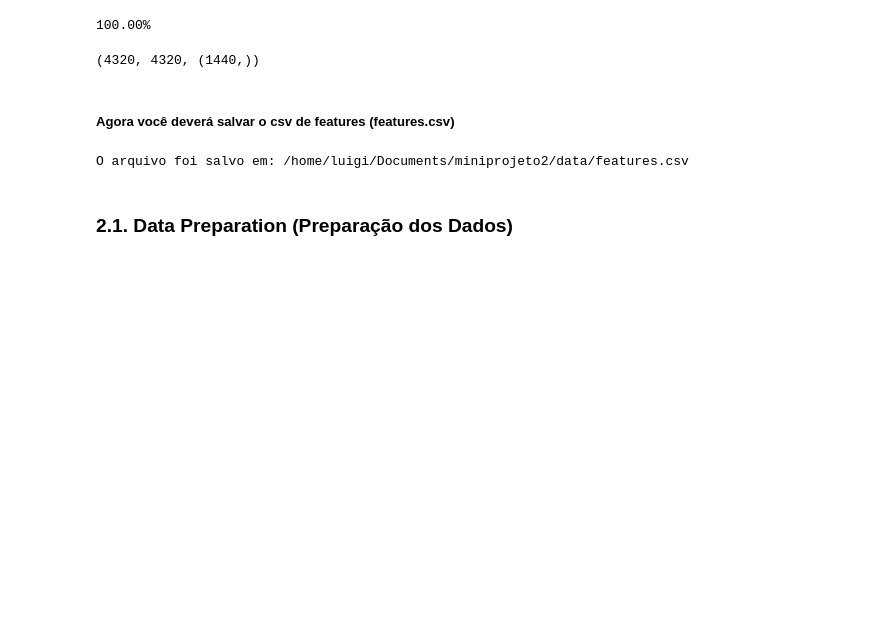
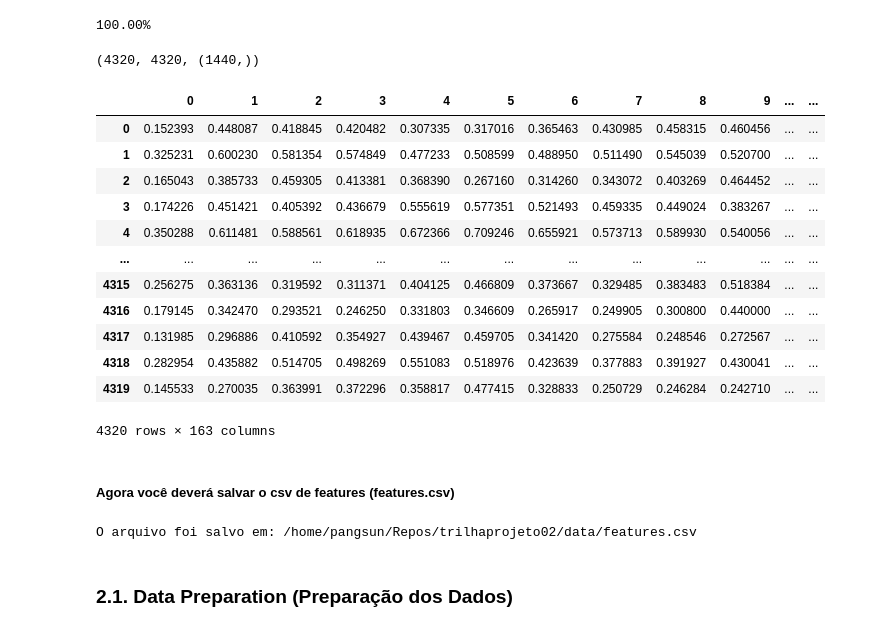
Before and after one commit to edudolivs/trilhaprojeto02, a Jupyter notebook: notebooks/2-feature-extraction-and-modelling.ipynb, the cells around one changed output. Cells and saved outputs as stored; diff of their text form; code cells hidden in the pictures; blank space fills up the shorter version.

```diff
--- a/notebooks/2-feature-extraction-and-modelling.ipynb
+++ b/notebooks/2-feature-extraction-and-modelling.ipynb
@@ -92,26 +97,3 @@ path = np.array(df.Path)[1]
 data, sample_rate = librosa.load(path)
 # %% [markdown]
 ##### Aqui você deve extrair essas features de fato... mais tarde você precisará delas :)
-# %%
-data, sample_rate = librosa.load(df.iat[0,1], duration=2.5, offset=0.6)
-#
-zcr = librosa.feature.zero_crossing_rate(data)
-result = np.array(np.mean(zcr, axis=1))
-
-# Chroma_stft
-chroma_stft = librosa.feature.chroma_stft(y=data, sr=sample_rate)
-result = np.hstack((result, np.mean(chroma_stft, axis=1)))
-
-# MFCC
-mfcc = librosa.feature.mfcc(y=data, sr=sample_rate)
-result = np.hstack((result, np.mean(mfcc, axis=1)))
-
-# Root Mean Square Value
-rms = librosa.feature.rms(y=data)
-result = np.hstack((result, np.mean(rms, axis=1)))
-
-# MelSpectrogram
-mel = librosa.feature.melspectrogram(y=data, sr=sample_rate)
-result = np.hstack((result, np.mean(mel, axis=1)))
-
-np.array([result]).shape
@@ -183,6 +163,23 @@ print()
 len(X), len(Y), df.Path.shape
 # %% [output]
 (4320, 4320, (1440,))
+# %%
+Features = pd.concat([pd.DataFrame(X), pd.DataFrame(Y, columns=['labels'])], axis=1)
+Features
+# %% [output]
+|  | 0 | 1 | 2 | 3 | 4 | 5 | 6 | 7 | 8 | 9 | ... | ... |
+| 0 | 0.152393 | 0.448087 | 0.418845 | 0.420482 | 0.307335 | 0.317016 | 0.365463 | 0.430985 | 0.458315 | 0.460456 | ... | ... |
+| 1 | 0.325231 | 0.600230 | 0.581354 | 0.574849 | 0.477233 | 0.508599 | 0.488950 | 0.511490 | 0.545039 | 0.520700 | ... | ... |
+| 2 | 0.165043 | 0.385733 | 0.459305 | 0.413381 | 0.368390 | 0.267160 | 0.314260 | 0.343072 | 0.403269 | 0.464452 | ... | ... |
+| 3 | 0.174226 | 0.451421 | 0.405392 | 0.436679 | 0.555619 | 0.577351 | 0.521493 | 0.459335 | 0.449024 | 0.383267 | ... | ... |
+| 4 | 0.350288 | 0.611481 | 0.588561 | 0.618935 | 0.672366 | 0.709246 | 0.655921 | 0.573713 | 0.589930 | 0.540056 | ... | ... |
+| ... | ... | ... | ... | ... | ... | ... | ... | ... | ... | ... | ... | ... |
+| 4315 | 0.256275 | 0.363136 | 0.319592 | 0.311371 | 0.404125 | 0.466809 | 0.373667 | 0.329485 | 0.383483 | 0.518384 | ... | ... |
+| 4316 | 0.179145 | 0.342470 | 0.293521 | 0.246250 | 0.331803 | 0.346609 | 0.265917 | 0.249905 | 0.300800 | 0.440000 | ... | ... |
+| 4317 | 0.131985 | 0.296886 | 0.410592 | 0.354927 | 0.439467 | 0.459705 | 0.341420 | 0.275584 | 0.248546 | 0.272567 | ... | ... |
+| 4318 | 0.282954 | 0.435882 | 0.514705 | 0.498269 | 0.551083 | 0.518976 | 0.423639 | 0.377883 | 0.391927 | 0.430041 | ... | ... |
+| 4319 | 0.145533 | 0.270035 | 0.363991 | 0.372296 | 0.358817 | 0.477415 | 0.328833 | 0.250729 | 0.246284 | 0.242710 | ... | ... |
+4320 rows × 163 columns
 # %% [markdown]
 ##### Agora você deverá salvar o csv de features (features.csv)
 # %%
@@ -196,10 +193,10 @@ csv_path = os.path.join(data_dir, "features.csv")
 # Crie um DataFrame do pandas chamado Features usando a lista X.
 # Adicione uma coluna 'labels' ao DataFrame usando a lista Y.
 # Salve o DataFrame como um arquivo CSV no caminho definido, sem incluir o índice, definindo _index_=False
-# Code here
+Features.to_csv(path_or_buf=csv_path, index=False)
 
 print(f"O arquivo foi salvo em: {csv_path}")
 # %% [output]
-O arquivo foi salvo em: /home/luigi/Documents/miniprojeto2/data/features.csv
+O arquivo foi salvo em: /home/pangsun/Repos/trilhaprojeto02/data/features.csv
 # %% [markdown]
 ### 2.1. Data Preparation (Preparação dos Dados)
```
Also changed, not shown: parts of 9 cells of this notebook.
